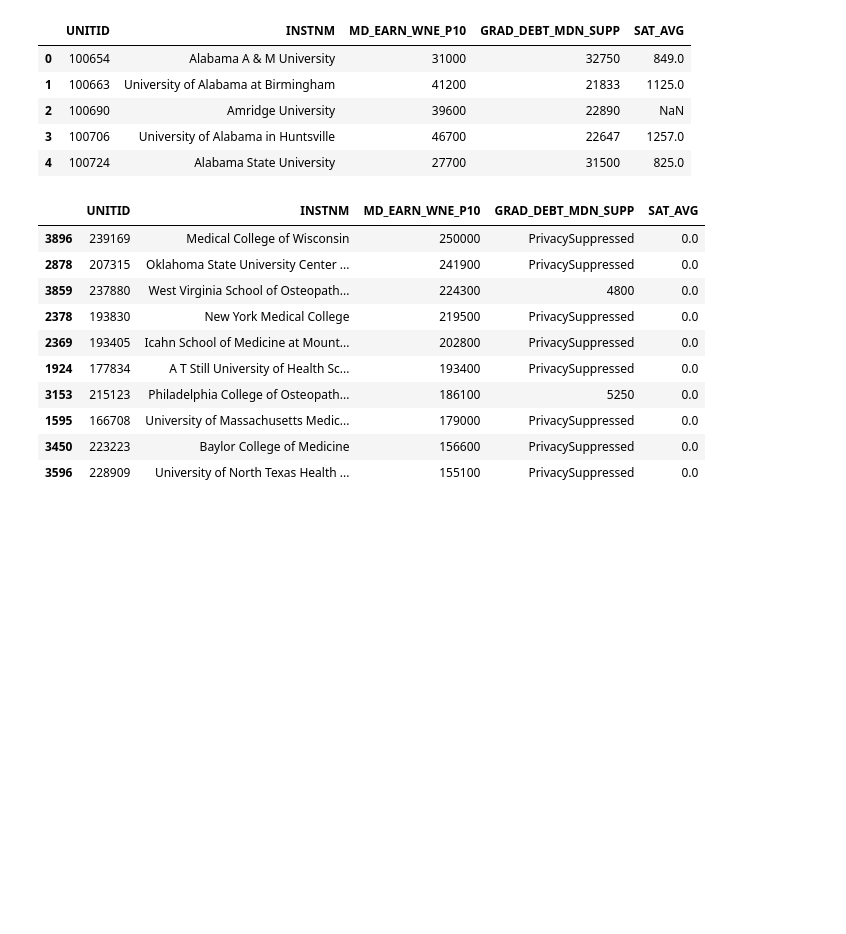
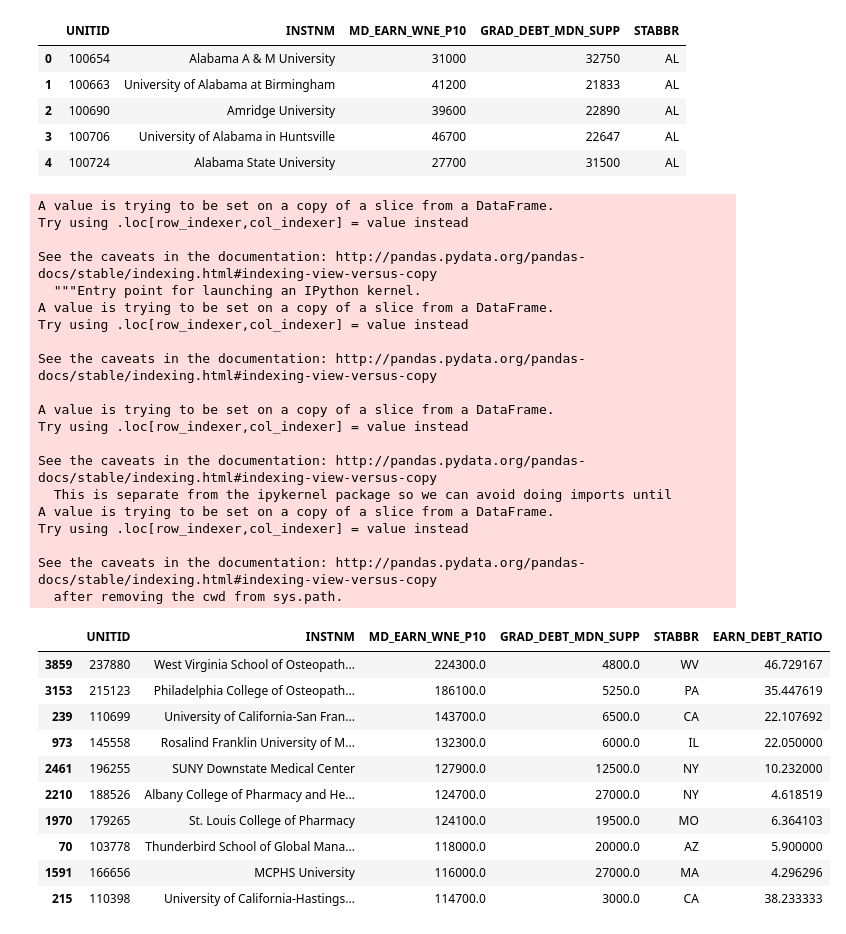
Before and after one commit to welliottm/430, a Jupyter notebook: Final_Project.ipynb, the cells around one changed output. Drawn from its saved outputs; the diff is of its cells as text; code cells hidden in the pictures; blank space fills up the shorter version.

```diff
--- a/Final_Project.ipynb
+++ b/Final_Project.ipynb
@@ -3,32 +3,57 @@ import pandas as pd
 scdf = pd.read_csv("Most-Recent-Cohorts-Scorecard-Elements.csv")
 trdf = pd.read_csv("Most-Recent-Cohorts-Treasury-Elements.csv") #this has post school earnings
 # %%
-school_df = scdf[['UNITID','INSTNM','MD_EARN_WNE_P10', 'GRAD_DEBT_MDN_SUPP', 'SAT_AVG']]
+school_df = scdf[['UNITID','INSTNM','MD_EARN_WNE_P10', 'GRAD_DEBT_MDN_SUPP', 'STABBR']]
 school_df.head()
 # %% [output]
-|  | UNITID | INSTNM | MD_EARN_WNE_P10 | GRAD_DEBT_MDN_SUPP | SAT_AVG |
-| 0 | 100654 | Alabama A & M University | 31000 | 32750 | 849.0 |
-| 1 | 100663 | University of Alabama at Birmingham | 41200 | 21833 | 1125.0 |
-| 2 | 100690 | Amridge University | 39600 | 22890 | NaN |
-| 3 | 100706 | University of Alabama in Huntsville | 46700 | 22647 | 1257.0 |
-| 4 | 100724 | Alabama State University | 27700 | 31500 | 825.0 |
+|  | UNITID | INSTNM | MD_EARN_WNE_P10 | GRAD_DEBT_MDN_SUPP | STABBR |
+| 0 | 100654 | Alabama A & M University | 31000 | 32750 | AL |
+| 1 | 100663 | University of Alabama at Birmingham | 41200 | 21833 | AL |
+| 2 | 100690 | Amridge University | 39600 | 22890 | AL |
+| 3 | 100706 | University of Alabama in Huntsville | 46700 | 22647 | AL |
+| 4 | 100724 | Alabama State University | 27700 | 31500 | AL |
 # %%
 school_df['MD_EARN_WNE_P10'] = school_df['MD_EARN_WNE_P10'].replace('PrivacySuppressed', 0)
+school_df['GRAD_DEBT_MDN_SUPP'] = school_df['GRAD_DEBT_MDN_SUPP'].replace('PrivacySuppressed', 0)
 school_df['MD_EARN_WNE_P10'] = pd.to_numeric(school_df['MD_EARN_WNE_P10'])
+school_df['GRAD_DEBT_MDN_SUPP'] = pd.to_numeric(school_df['GRAD_DEBT_MDN_SUPP'])
+school_df = school_df[school_df.GRAD_DEBT_MDN_SUPP != 0]
+school_df = school_df[school_df.MD_EARN_WNE_P10 != 0]
 school_df = school_df.sort_values(['MD_EARN_WNE_P10'], ascending = False)
+school_df['EARN_DEBT_RATIO'] = school_df['MD_EARN_WNE_P10'] / school_df['GRAD_DEBT_MDN_SUPP']
 school_df.head(10)
 # %% [output]
+A value is trying to be set on a copy of a slice from a DataFrame.
+Try using .loc[row_indexer,col_indexer] = value instead
+
+See the caveats in the documentation: http://pandas.pydata.org/pandas-docs/stable/indexing.html#indexing-view-versus-copy
+  """Entry point for launching an IPython kernel.
+A value is trying to be set on a copy of a slice from a DataFrame.
+Try using .loc[row_indexer,col_indexer] = value instead
+
+See the caveats in the documentation: http://pandas.pydata.org/pandas-docs/stable/indexing.html#indexing-view-versus-copy
+
+A value is trying to be set on a copy of a slice from a DataFrame.
+Try using .loc[row_indexer,col_indexer] = value instead
+
+See the caveats in the documentation: http://pandas.pydata.org/pandas-docs/stable/indexing.html#indexing-view-versus-copy
+  This is separate from the ipykernel package so we can avoid doing imports until
+A value is trying to be set on a copy of a slice from a DataFrame.
+Try using .loc[row_indexer,col_indexer] = value instead
+
+See the caveats in the documentation: http://pandas.pydata.org/pandas-docs/stable/indexing.html#indexing-view-versus-copy
+  after removing the cwd from sys.path.
-|  | UNITID | INSTNM | MD_EARN_WNE_P10 | GRAD_DEBT_MDN_SUPP | SAT_AVG |
-| 3896 | 239169 | Medical College of Wisconsin | 250000 | PrivacySuppressed | 0.0 |
-| 2878 | 207315 | Oklahoma State University Center ... | 241900 | PrivacySuppressed | 0.0 |
-| 3859 | 237880 | West Virginia School of Osteopath... | 224300 | 4800 | 0.0 |
-| 2378 | 193830 | New York Medical College | 219500 | PrivacySuppressed | 0.0 |
-| 2369 | 193405 | Icahn School of Medicine at Mount... | 202800 | PrivacySuppressed | 0.0 |
-| 1924 | 177834 | A T Still University of Health Sc... | 193400 | PrivacySuppressed | 0.0 |
-| 3153 | 215123 | Philadelphia College of Osteopath... | 186100 | 5250 | 0.0 |
-| 1595 | 166708 | University of Massachusetts Medic... | 179000 | PrivacySuppressed | 0.0 |
-| 3450 | 223223 | Baylor College of Medicine | 156600 | PrivacySuppressed | 0.0 |
-| 3596 | 228909 | University of North Texas Health ... | 155100 | PrivacySuppressed | 0.0 |
+|  | UNITID | INSTNM | MD_EARN_WNE_P10 | GRAD_DEBT_MDN_SUPP | STABBR | EARN_DEBT_RATIO |
+| 3859 | 237880 | West Virginia School of Osteopath... | 224300.0 | 4800.0 | WV | 46.729167 |
+| 3153 | 215123 | Philadelphia College of Osteopath... | 186100.0 | 5250.0 | PA | 35.447619 |
+| 239 | 110699 | University of California-San Fran... | 143700.0 | 6500.0 | CA | 22.107692 |
+| 973 | 145558 | Rosalind Franklin University of M... | 132300.0 | 6000.0 | IL | 22.050000 |
+| 2461 | 196255 | SUNY Downstate Medical Center | 127900.0 | 12500.0 | NY | 10.232000 |
+| 2210 | 188526 | Albany College of Pharmacy and He... | 124700.0 | 27000.0 | NY | 4.618519 |
+| 1970 | 179265 | St. Louis College of Pharmacy | 124100.0 | 19500.0 | MO | 6.364103 |
+| 70 | 103778 | Thunderbird School of Global Mana... | 118000.0 | 20000.0 | AZ | 5.900000 |
+| 1591 | 166656 | MCPHS University | 116000.0 | 27000.0 | MA | 4.296296 |
+| 215 | 110398 | University of California-Hastings... | 114700.0 | 3000.0 | CA | 38.233333 |
 # %%
 import matplotlib.pyplot as plt
 x = school_df['INSTNM'].iloc[:10]
```
Also changed, not shown: parts of 2 cells of this notebook.
